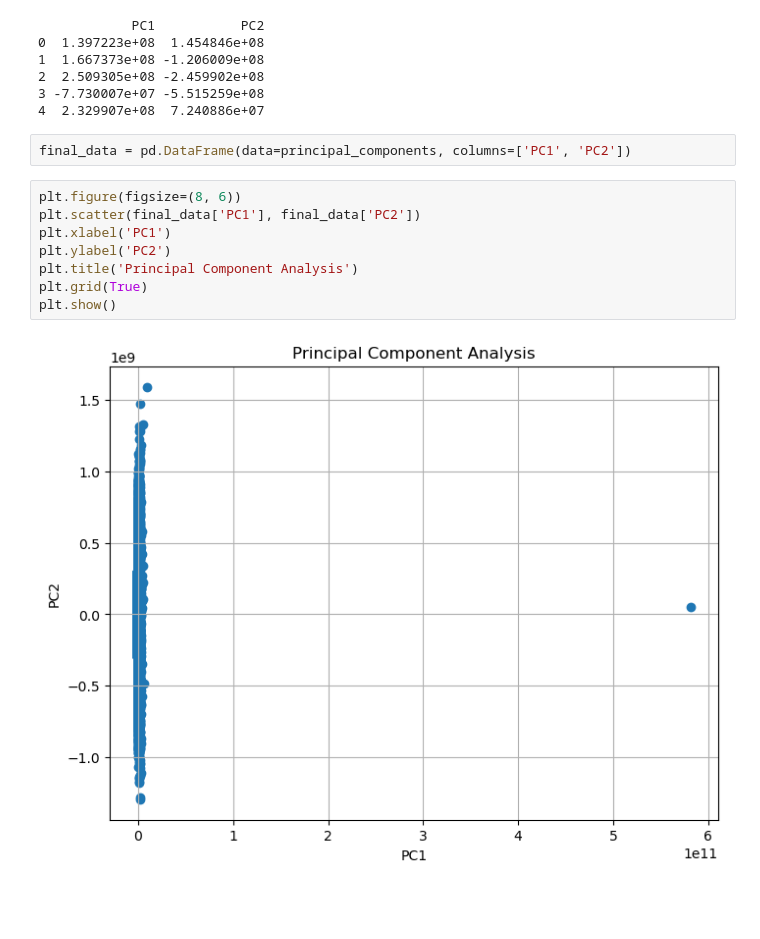
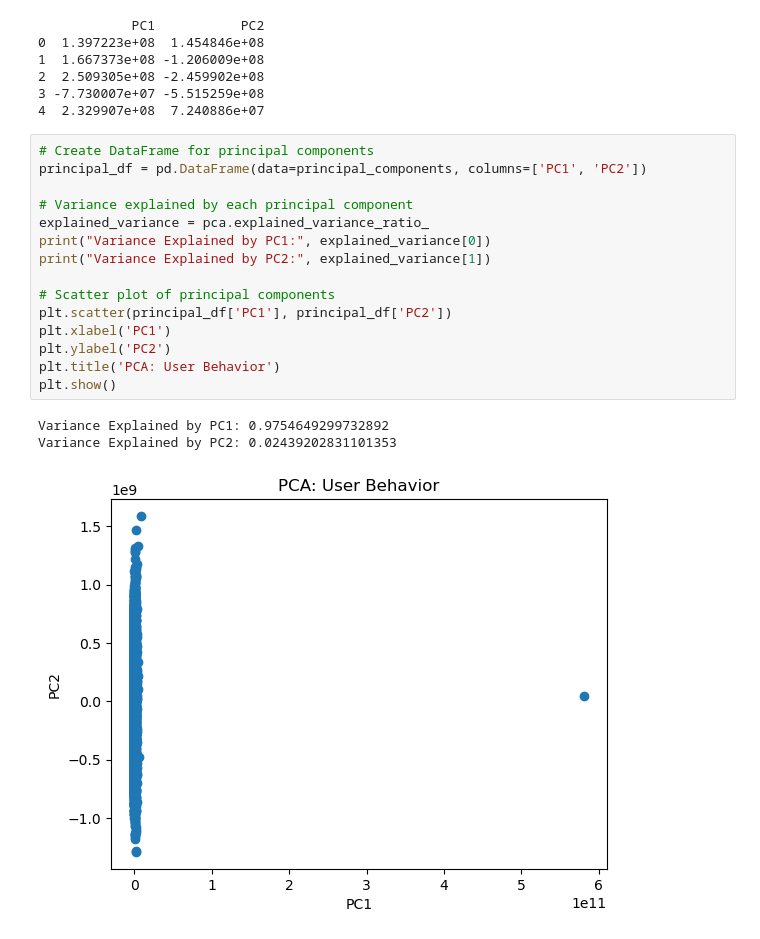
Before and after one commit to OjasSC/Telco_Project, a Jupyter notebook: Telco_Project.ipynb, the cells around one changed output. Drawn from its saved outputs; the diff is of its cells as text; blank space fills up the shorter version.

```diff
--- a/Telco_Project.ipynb
+++ b/Telco_Project.ipynb
@@ -271,15 +235,22 @@ print(principal_df.head())
 2  2.509305e+08 -2.459902e+08
 3 -7.730007e+07 -5.515259e+08
 4  2.329907e+08  7.240886e+07
-# %%
-final_data = pd.DataFrame(data=principal_components, columns=['PC1', 'PC2'])
-# %%
-plt.figure(figsize=(8, 6))
-plt.scatter(final_data['PC1'], final_data['PC2'])
-plt.xlabel('PC1')
-plt.ylabel('PC2')
-plt.title('Principal Component Analysis')
-plt.grid(True)
-plt.show()
-# %% [output]
-[figure, removed]
+# %%
+# Create DataFrame for principal components
+principal_df = pd.DataFrame(data=principal_components, columns=['PC1', 'PC2'])
+
+# Variance explained by each principal component
+explained_variance = pca.explained_variance_ratio_
+print("Variance Explained by PC1:", explained_variance[0])
+print("Variance Explained by PC2:", explained_variance[1])
+
+# Scatter plot of principal components
+plt.scatter(principal_df['PC1'], principal_df['PC2'])
+plt.xlabel('PC1')
+plt.ylabel('PC2')
+plt.title('PCA: User Behavior')
+plt.show()
+# %% [output]
+Variance Explained by PC1: 0.9754649299732892
+Variance Explained by PC2: 0.02439202831101353
+[figure, added]
```
Also changed, not shown: parts of 1 cell of this notebook.
